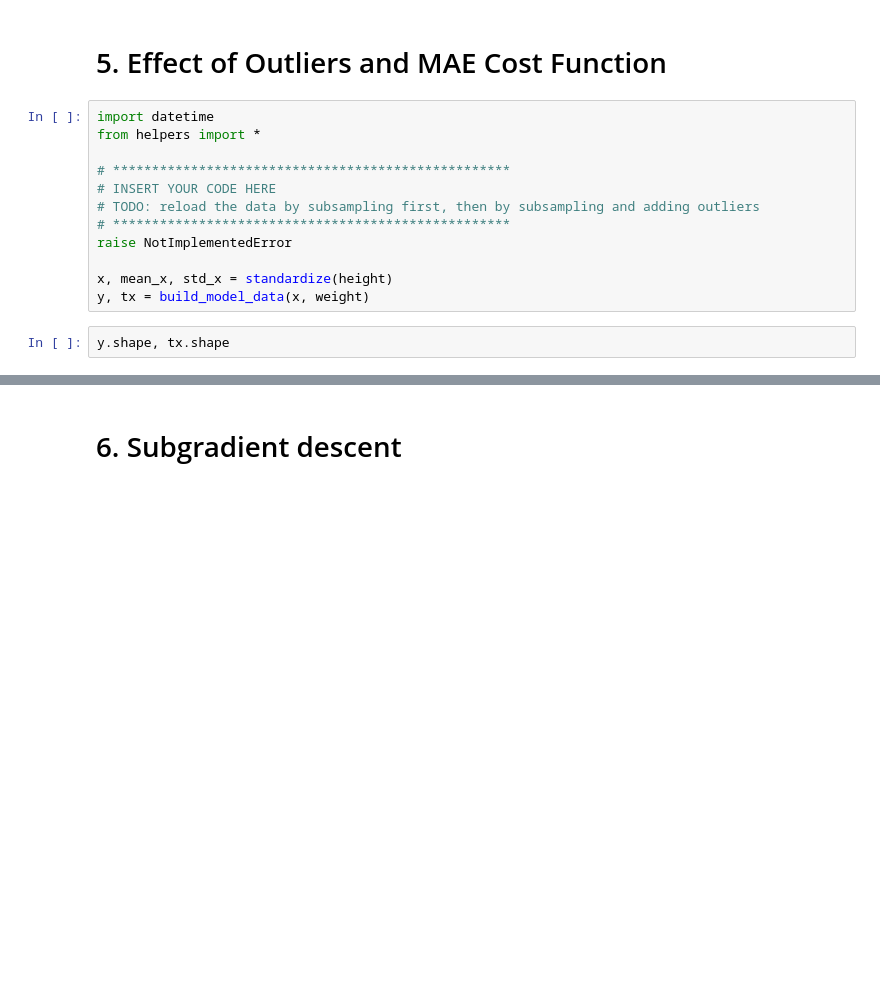
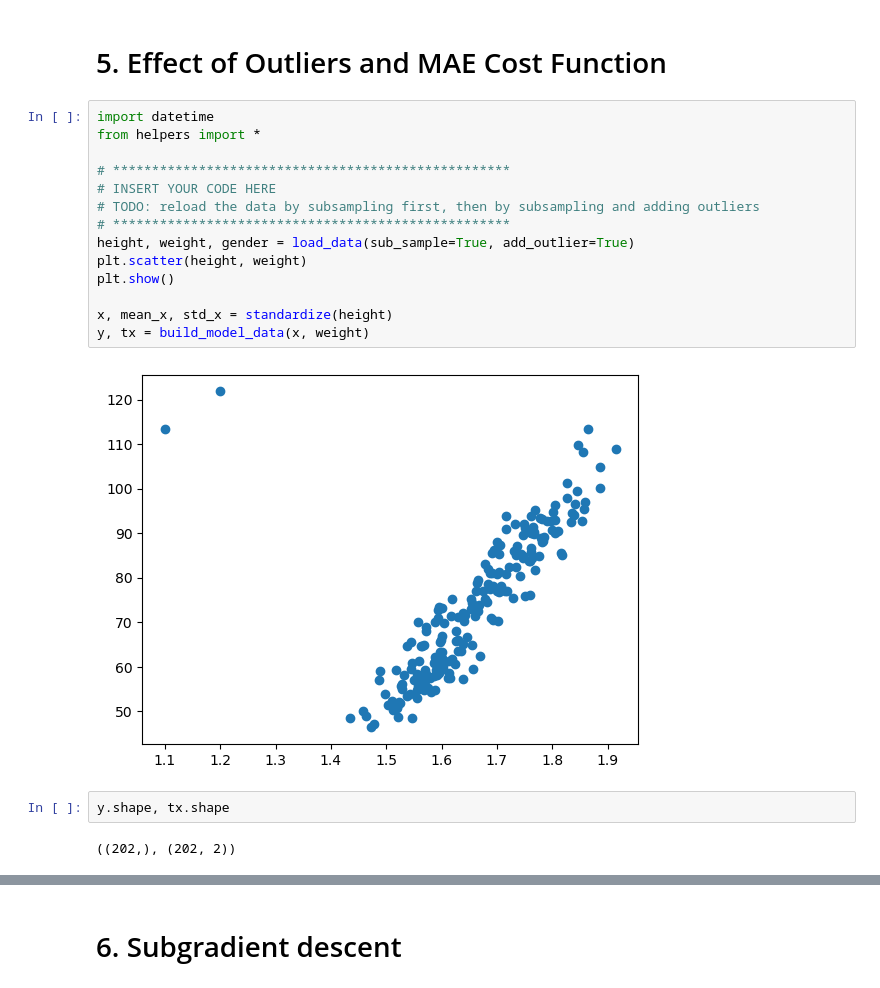
Before and after one commit to ozan-guven/ML_course, a Jupyter notebook: labs/ex02/template/ex02.ipynb, the cells around one changed output, grey strips where cells are left out. Saved outputs shown, nothing was run; the diff lists cells and outputs as text; blank space fills up the shorter version.

```diff
--- a/labs/ex02/template/ex02.ipynb
+++ b/labs/ex02/template/ex02.ipynb
@@ -345,17 +367,23 @@ interact(plot_figure, n_iter=IntSlider(min=1, max=len(sgd_ws)))
 # %%
 import datetime
 from helpers import *
 
 # ***************************************************
 # INSERT YOUR CODE HERE
 # TODO: reload the data by subsampling first, then by subsampling and adding outliers
 # ***************************************************
-raise NotImplementedError
+height, weight, gender = load_data(sub_sample=True, add_outlier=True)
+plt.scatter(height, weight)
+plt.show()
 
 x, mean_x, std_x = standardize(height)
 y, tx = build_model_data(x, weight)
+# %% [output]
+[figure, added]
 # %%
 y.shape, tx.shape
+# %% [output]
+((202,), (202, 2))
 # %%
 from plots import gradient_descent_visualization
 
```
Also changed, not shown: parts of 15 cells of this notebook.
